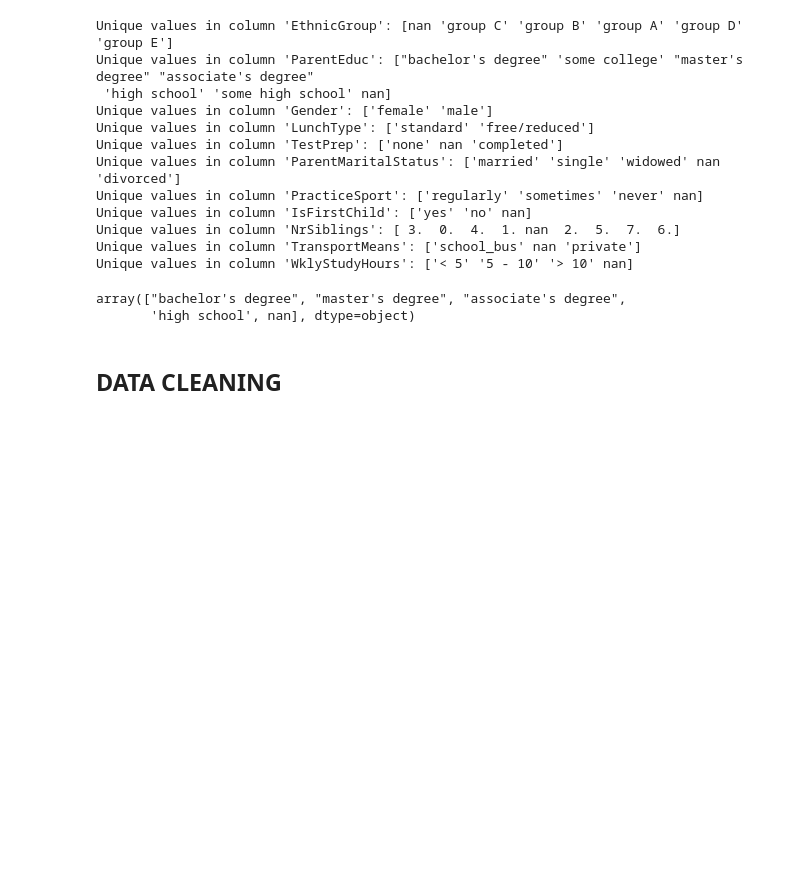
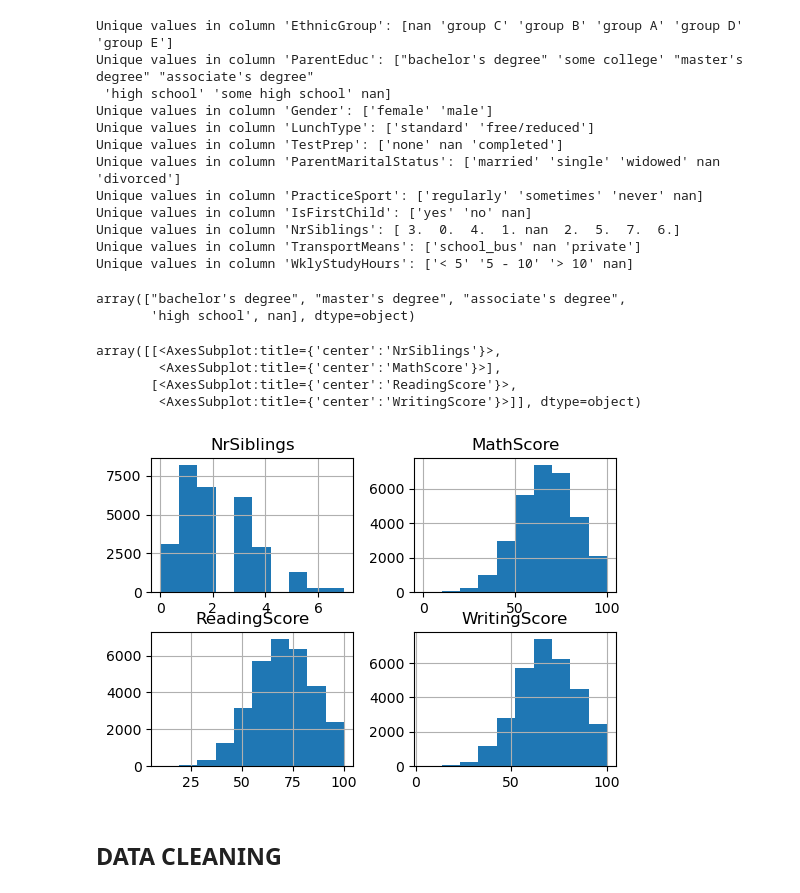
Before and after one commit to onathatice-univr/programming_final_project, a Jupyter notebook: VR503361_final_project.ipynb, the cells around one changed output. Cells and saved outputs as stored; diff of their text form; code cells hidden in the pictures; blank space fills up the shorter version.

```diff
--- a/VR503361_final_project.ipynb
+++ b/VR503361_final_project.ipynb
@@ -108,6 +109,17 @@ df_exam_score['ParentEduc'].unique()
 # %% [output]
 array(["bachelor's degree", "master's degree", "associate's degree",
        'high school', nan], dtype=object)
+# %%
+# when I try to plot raw data I get graph of only numerical features. So I decide to clean dataset:
+# encoding numerically string values
+# then I will handle missing values
+df_exam_score.hist(figsize=(6,4))
+# %% [output]
+array([[<AxesSubplot:title={'center':'NrSiblings'}>,
+        <AxesSubplot:title={'center':'MathScore'}>],
+       [<AxesSubplot:title={'center':'ReadingScore'}>,
+        <AxesSubplot:title={'center':'WritingScore'}>]], dtype=object)
+[figure, added]
 # %% [markdown]
 ## DATA CLEANING
 # %% [markdown]
```
Also changed, not shown: parts of 55 cells of this notebook, 1 other file.
